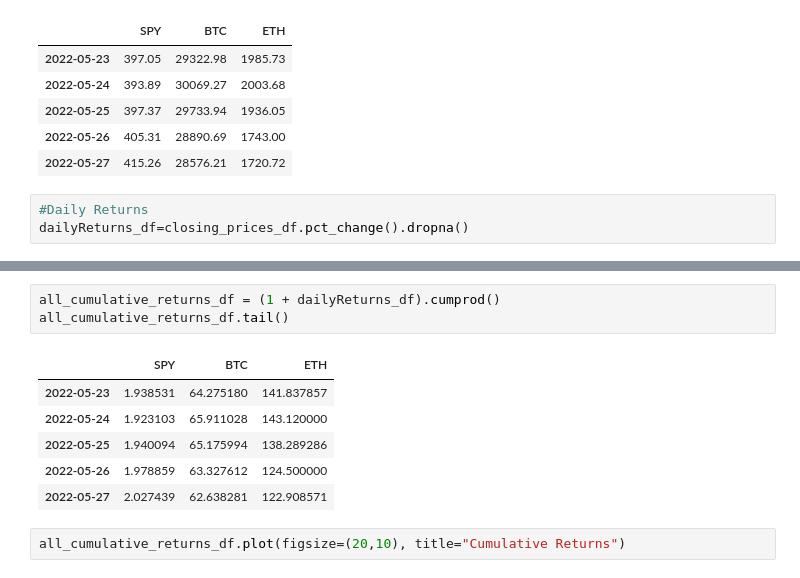
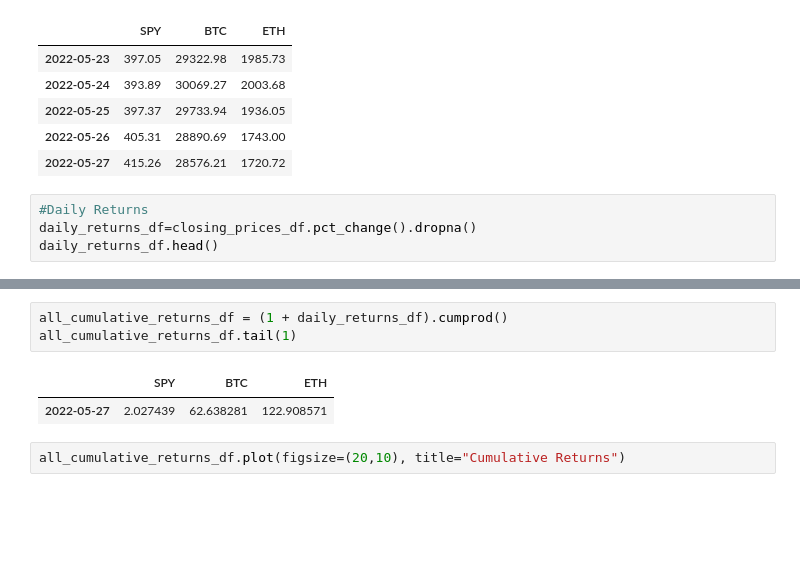
Before and after one commit to 7amza-eth/LongTermAssetAnalysis, a Jupyter notebook: Main.ipynb, the cells around one changed output, grey strips where cells are left out. Saved outputs shown, nothing was run; the diff lists cells and outputs as text; blank space fills up the shorter version.

```diff
--- a/Main.ipynb
+++ b/Main.ipynb
@@ -98,4 +84,5 @@ display(closing_prices_df.tail())
 | 2022-05-27 | 415.26 | 28576.21 | 1720.72 |
 # %%
 #Daily Returns
-dailyReturns_df=closing_prices_df.pct_change().dropna()
+daily_returns_df=closing_prices_df.pct_change().dropna()
+daily_returns_df.head()
@@ -116,12 +101,8 @@ dailyReturns_df.plot(figsize=(20, 10), title="Daily Returns")
 # %%
-all_cumulative_returns_df = (1 + dailyReturns_df).cumprod()
-all_cumulative_returns_df.tail()
+all_cumulative_returns_df = (1 + daily_returns_df).cumprod()
+all_cumulative_returns_df.tail(1)
 # %% [output]
 |  | SPY | BTC | ETH |
-| 2022-05-23 | 1.938531 | 64.275180 | 141.837857 |
-| 2022-05-24 | 1.923103 | 65.911028 | 143.120000 |
-| 2022-05-25 | 1.940094 | 65.175994 | 138.289286 |
-| 2022-05-26 | 1.978859 | 63.327612 | 124.500000 |
 | 2022-05-27 | 2.027439 | 62.638281 | 122.908571 |
 # %%
 all_cumulative_returns_df.plot(figsize=(20,10), title="Cumulative Returns")
```
Also changed, not shown: parts of 19 cells of this notebook.
